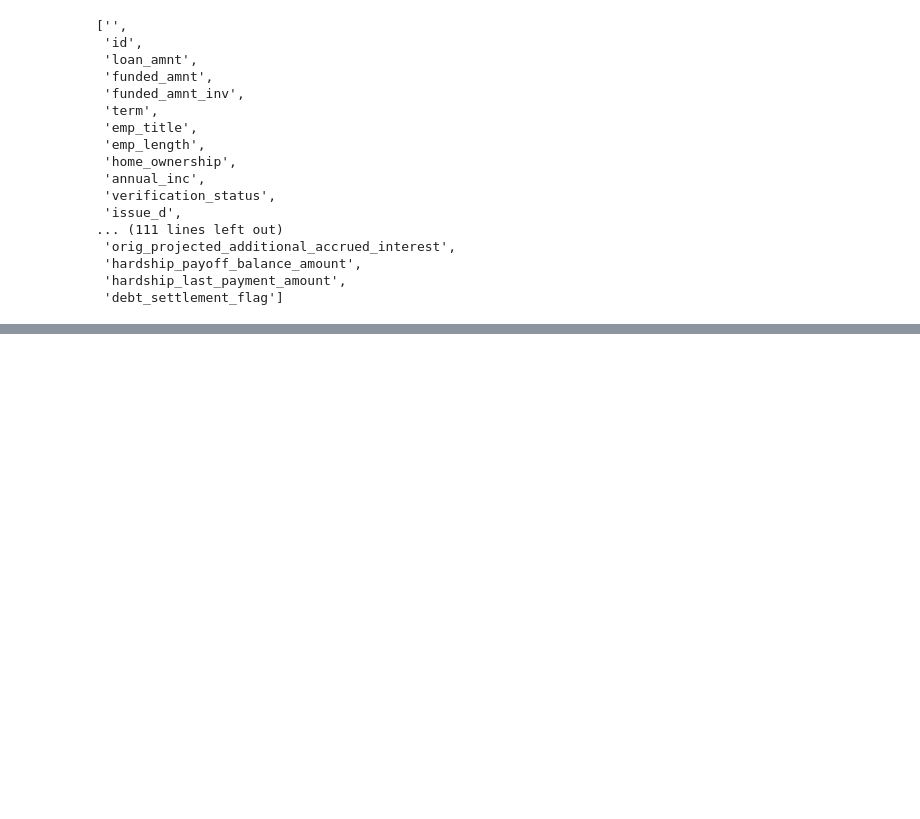
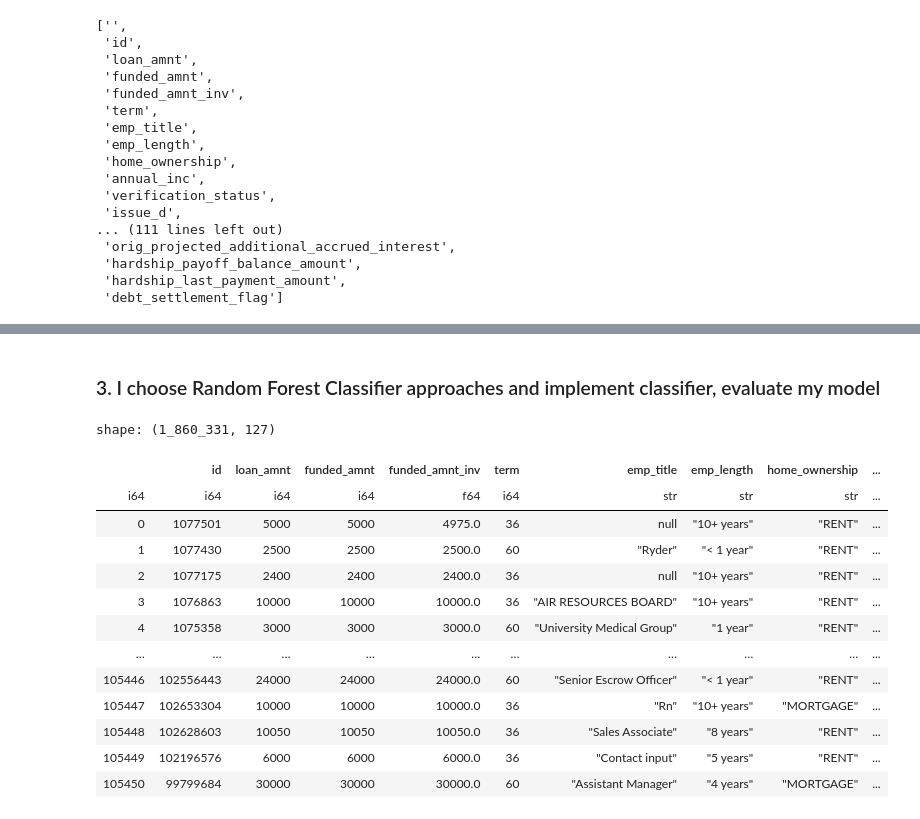
Before and after one commit to manolaz/kaggle-lending-hub-2024, a Jupyter notebook: trung-nva-lending-club-2007-20.ipynb, the cells around one changed output, grey strips where cells are left out. Saved outputs shown, nothing was run; the diff lists cells and outputs as text; code cells hidden in the pictures; blank space fills up the shorter version.

```diff
--- a/trung-nva-lending-club-2007-20.ipynb
+++ b/trung-nva-lending-club-2007-20.ipynb
@@ -356,0 +370,18 @@ shape: (1_568, 2)
+# %%
+import polars as pl
+import matplotlib.pyplot as plt
+import seaborn as sns
+
+# Assuming droped_filtered_df is already a Polars DataFrame
+# Ensure 'term' column is cleaned and converted to numeric
+term_distribution_droped_filtered_df = droped_filtered_df.with_columns(
+    pl.col("term").str.replace('months', '').str.strip_chars().str.to_integer(base=10, strict=True)
+)
+
+
+# Evaluate the distribution of the "term" column
+term_distribution = term_distribution_droped_filtered_df['term'].value_counts()
+
+# Display the distribution
+print("Term Value Distribution:")
+print(term_distribution)
@@ -356,0 +399,19 @@ shape: (1_568, 2)
+# %% [markdown]
+### 3. I choose Random Forest Classifier approaches and implement classifier, evaluate my model
+# %%
+term_distribution_droped_filtered_df
+# %% [output]
+shape: (1_860_331, 127)
+|  | id | loan_amnt | funded_amnt | funded_amnt_inv | term | emp_title | emp_length | home_ownership | ... |
+| i64 | i64 | i64 | i64 | f64 | i64 | str | str | str | ... |
+| 0 | 1077501 | 5000 | 5000 | 4975.0 | 36 | null | "10+ years" | "RENT" | ... |
+| 1 | 1077430 | 2500 | 2500 | 2500.0 | 60 | "Ryder" | "< 1 year" | "RENT" | ... |
+| 2 | 1077175 | 2400 | 2400 | 2400.0 | 36 | null | "10+ years" | "RENT" | ... |
+| 3 | 1076863 | 10000 | 10000 | 10000.0 | 36 | "AIR RESOURCES BOARD" | "10+ years" | "RENT" | ... |
+| 4 | 1075358 | 3000 | 3000 | 3000.0 | 60 | "University Medical Group" | "1 year" | "RENT" | ... |
+| … | … | … | … | … | … | … | … | … | ... |
+| 105446 | 102556443 | 24000 | 24000 | 24000.0 | 60 | "Senior Escrow Officer" | "< 1 year" | "RENT" | ... |
+| 105447 | 102653304 | 10000 | 10000 | 10000.0 | 36 | "Rn" | "10+ years" | "MORTGAGE" | ... |
+| 105448 | 102628603 | 10050 | 10050 | 10050.0 | 36 | "Sales Associate" | "8 years" | "RENT" | ... |
+| 105449 | 102196576 | 6000 | 6000 | 6000.0 | 36 | "Contact input" | "5 years" | "RENT" | ... |
+| 105450 | 99799684 | 30000 | 30000 | 30000.0 | 60 | "Assistant Manager" | "4 years" | "MORTGAGE" | ... |
```
Also changed, not shown: parts of 18 cells of this notebook.
